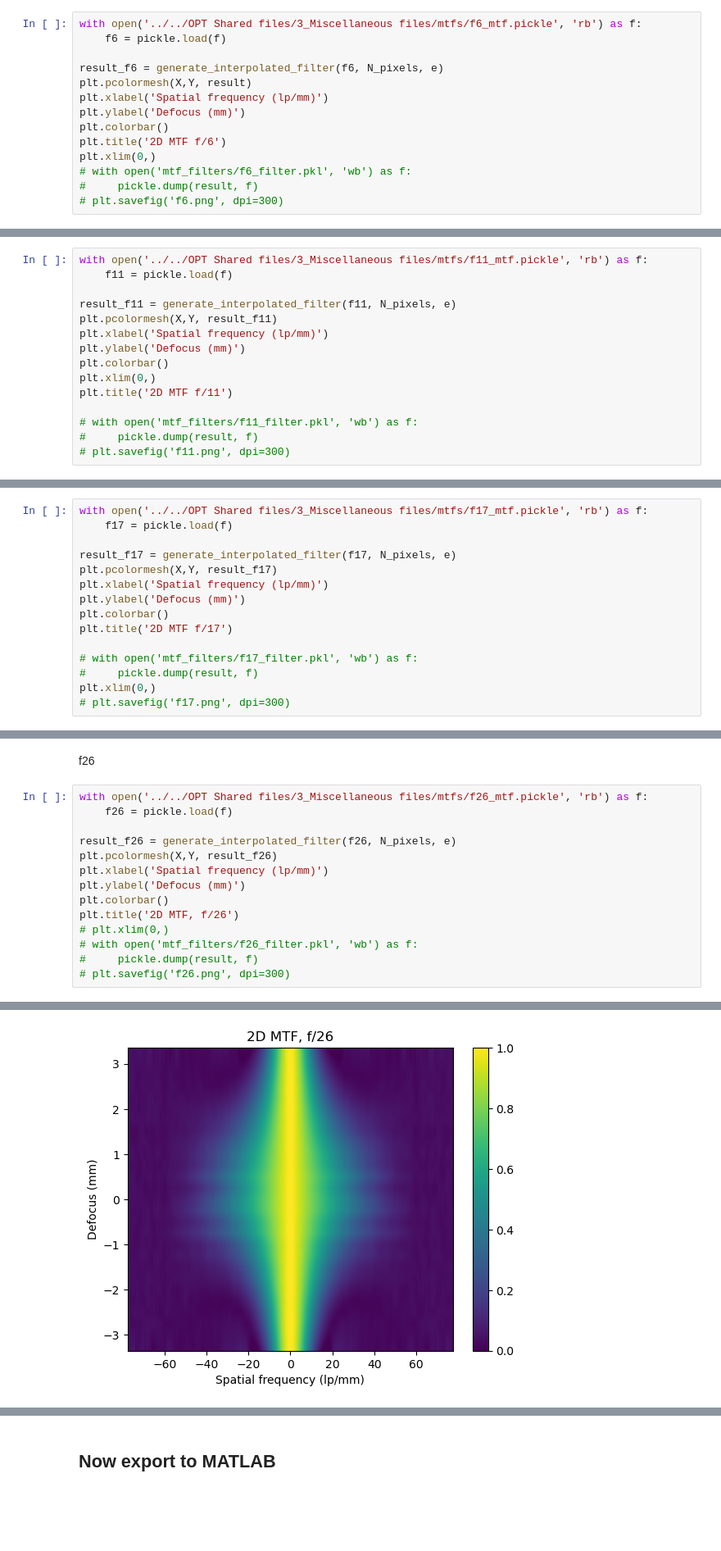
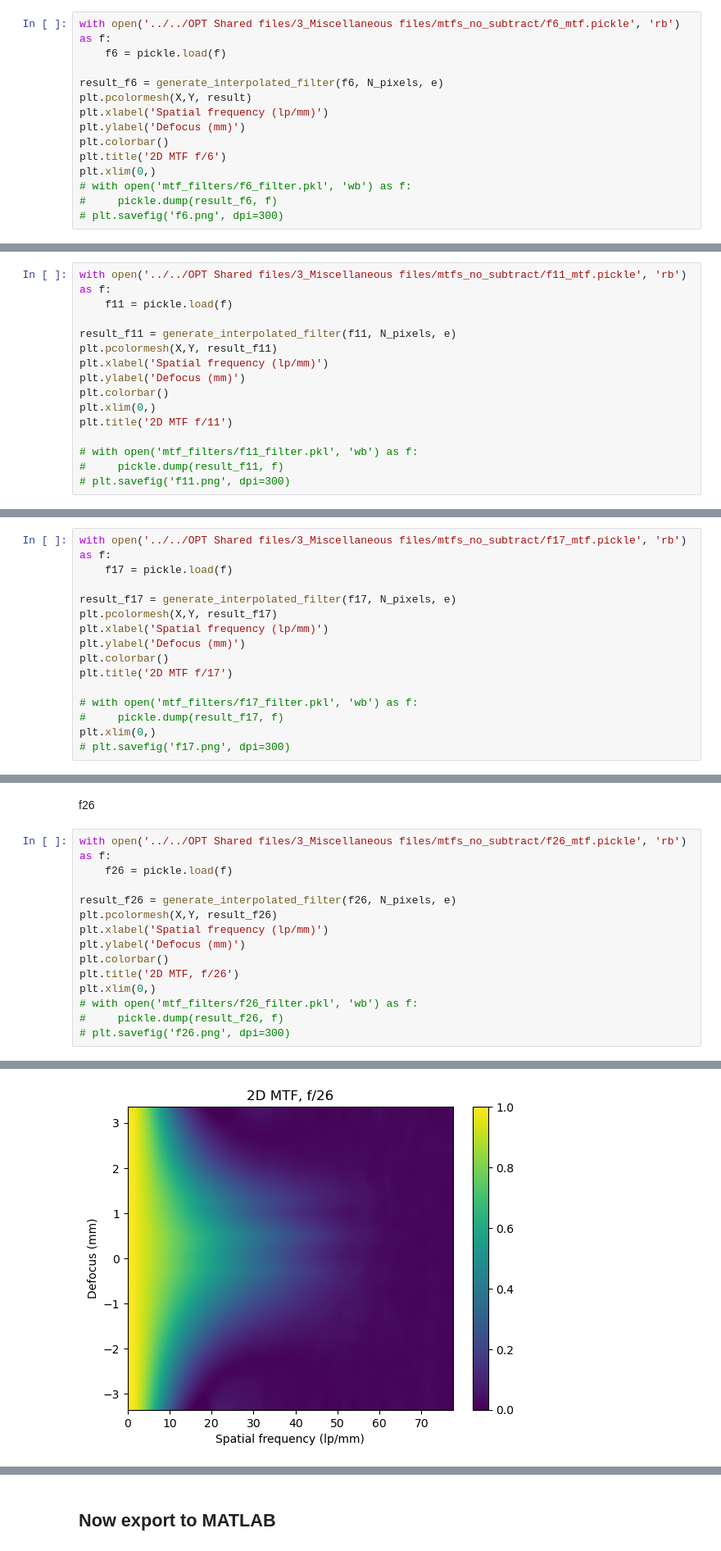
Before and after one commit to kwokkenton/optea, a Jupyter notebook: mtf/mtf_to_filter.ipynb, the cells around one changed output, grey strips where cells are left out. Shown at 82% size. Saved outputs shown, nothing was run; the diff lists cells and outputs as text; blank space fills up the shorter version.

```diff
--- a/mtf/mtf_to_filter.ipynb
+++ b/mtf/mtf_to_filter.ipynb
@@ -258,7 +283,7 @@ Here we do the same but for all the mtf_pickles.
 
 I just copy and pasted the code --> I should clean it up!
 # %%
-with open('../../OPT Shared files/3_Miscellaneous files/mtfs/f6_mtf.pickle', 'rb') as f:
+with open('../../OPT Shared files/3_Miscellaneous files/mtfs_no_subtract/f6_mtf.pickle', 'rb') as f:
     f6 = pickle.load(f)
 
 result_f6 = generate_interpolated_filter(f6, N_pixels, e)
@@ -269,12 +294,12 @@ plt.colorbar()
 plt.title('2D MTF f/6')
 plt.xlim(0,)
 # with open('mtf_filters/f6_filter.pkl', 'wb') as f:
-#     pickle.dump(result, f)
+#     pickle.dump(result_f6, f)
 # plt.savefig('f6.png', dpi=300)
 # %% [output]
 [figure]
 # %%
-with open('../../OPT Shared files/3_Miscellaneous files/mtfs/f11_mtf.pickle', 'rb') as f:
+with open('../../OPT Shared files/3_Miscellaneous files/mtfs_no_subtract/f11_mtf.pickle', 'rb') as f:
     f11 = pickle.load(f)
 
 result_f11 = generate_interpolated_filter(f11, N_pixels, e)
@@ -286,6 +311,6 @@ plt.xlim(0,)
 plt.title('2D MTF f/11')
 
 # with open('mtf_filters/f11_filter.pkl', 'wb') as f:
-#     pickle.dump(result, f)
+#     pickle.dump(result_f11, f)
 # plt.savefig('f11.png', dpi=300)
 # %% [output]
@@ -293,6 +317,6 @@ Text(0.5, 1.0, '2D MTF f/11')
 [figure]
 # %%
-with open('../../OPT Shared files/3_Miscellaneous files/mtfs/f17_mtf.pickle', 'rb') as f:
+with open('../../OPT Shared files/3_Miscellaneous files/mtfs_no_subtract/f17_mtf.pickle', 'rb') as f:
     f17 = pickle.load(f)
 
 result_f17 = generate_interpolated_filter(f17, N_pixels, e)
@@ -303,7 +327,7 @@ plt.colorbar()
 plt.title('2D MTF f/17')
 
 # with open('mtf_filters/f17_filter.pkl', 'wb') as f:
-#     pickle.dump(result, f)
+#     pickle.dump(result_f17, f)
 plt.xlim(0,)
 # plt.savefig('f17.png', dpi=300)
 # %% [output]
@@ -312,7 +336,7 @@ plt.xlim(0,)
 # %% [markdown]
 f26
 # %%
-with open('../../OPT Shared files/3_Miscellaneous files/mtfs/f26_mtf.pickle', 'rb') as f:
+with open('../../OPT Shared files/3_Miscellaneous files/mtfs_no_subtract/f26_mtf.pickle', 'rb') as f:
     f26 = pickle.load(f)
 
 result_f26 = generate_interpolated_filter(f26, N_pixels, e)
@@ -321,8 +345,8 @@ plt.xlabel('Spatial frequency (lp/mm)')
 plt.ylabel('Defocus (mm)')
 plt.colorbar()
 plt.title('2D MTF, f/26')
-# plt.xlim(0,)
+plt.xlim(0,)
 # with open('mtf_filters/f26_filter.pkl', 'wb') as f:
-#     pickle.dump(result, f)
+#     pickle.dump(result_f26, f)
 # plt.savefig('f26.png', dpi=300)
 # %% [output]
@@ -330 +353 @@ Text(0.5, 1.0, '2D MTF, f/26')
-[figure, old version]
+[figure, new version]
```
Also changed, not shown: parts of 8 cells of this notebook, 1 other file.
